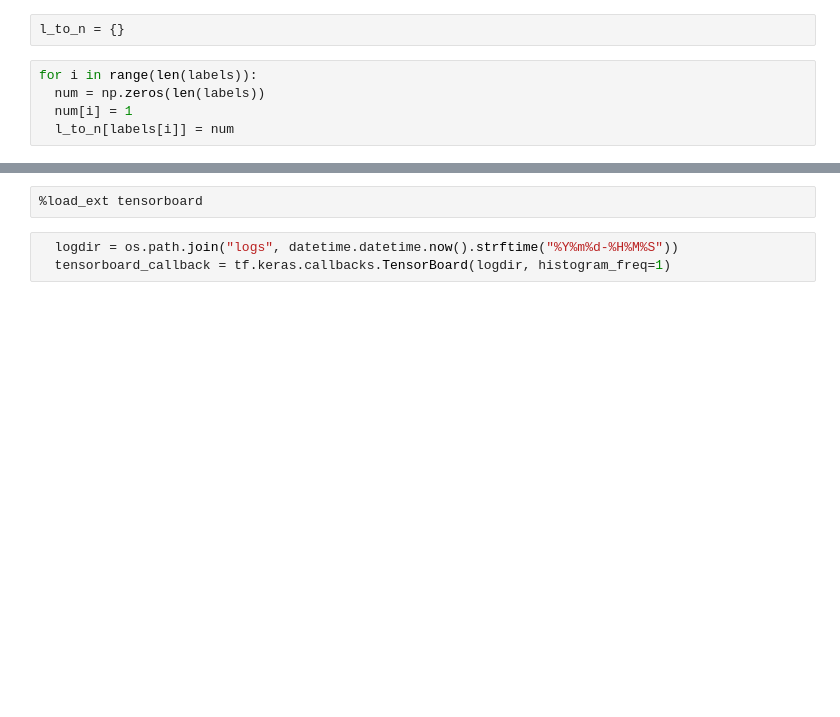
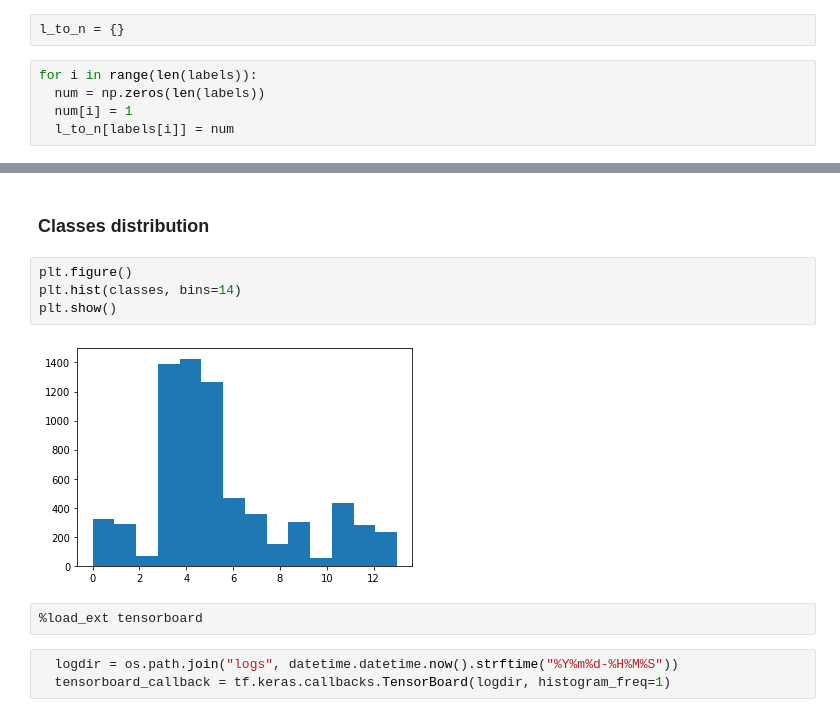
Before and after one commit to nebaraka/dissertation, a Jupyter notebook: Dissertation_GPU.ipynb, the cells around one changed output, grey strips where cells are left out. Cells and saved outputs as stored; diff of their text form; blank space fills up the shorter version.

```diff
--- a/Dissertation_GPU.ipynb
+++ b/Dissertation_GPU.ipynb
@@ -67,3 +91,11 @@ Wall time: 2min 8s
+# %% [markdown]
+### Classes distribution
+# %%
+plt.figure()
+plt.hist(classes, bins=14)
+plt.show()
+# %% [output]
+[figure, added]
 # %%
 %load_ext tensorboard
 # %%
```
Also changed, not shown: parts of 40 cells of this notebook.
